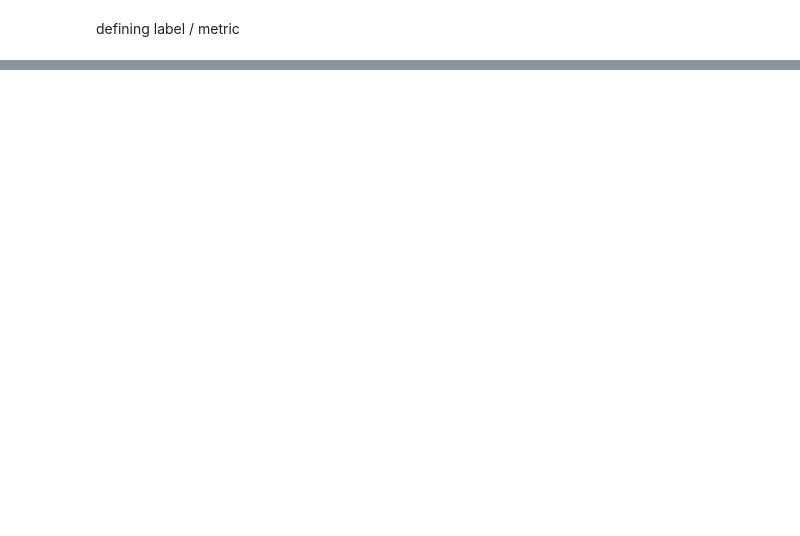
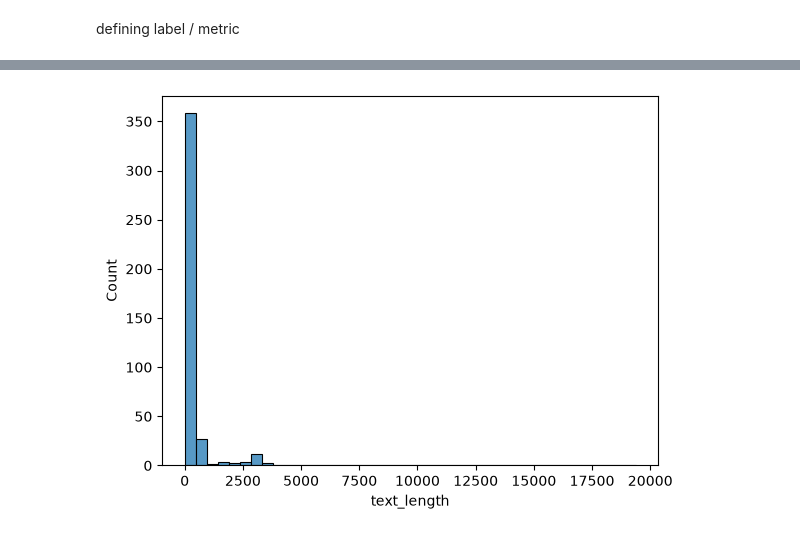
Before and after one commit to j-chowder/reddit, a Jupyter notebook: src/build_dataset/build_dataset.ipynb, the cells around one changed output, grey strips where cells are left out. Cells and saved outputs as stored; diff of their text form; code cells hidden in the pictures; blank space fills up the shorter version.

```diff
--- a/src/build_dataset/build_dataset.ipynb
+++ b/src/build_dataset/build_dataset.ipynb
@@ -125,0 +153,6 @@ defining label / metric
+# %%
+df_model['text_length'] = df_model['selftext'].fillna('').str.len()
+# %%
+sns.histplot(df_model['text_length']);
+# %% [output]
+[figure, added]
```
Also changed, not shown: parts of 51 cells of this notebook.
